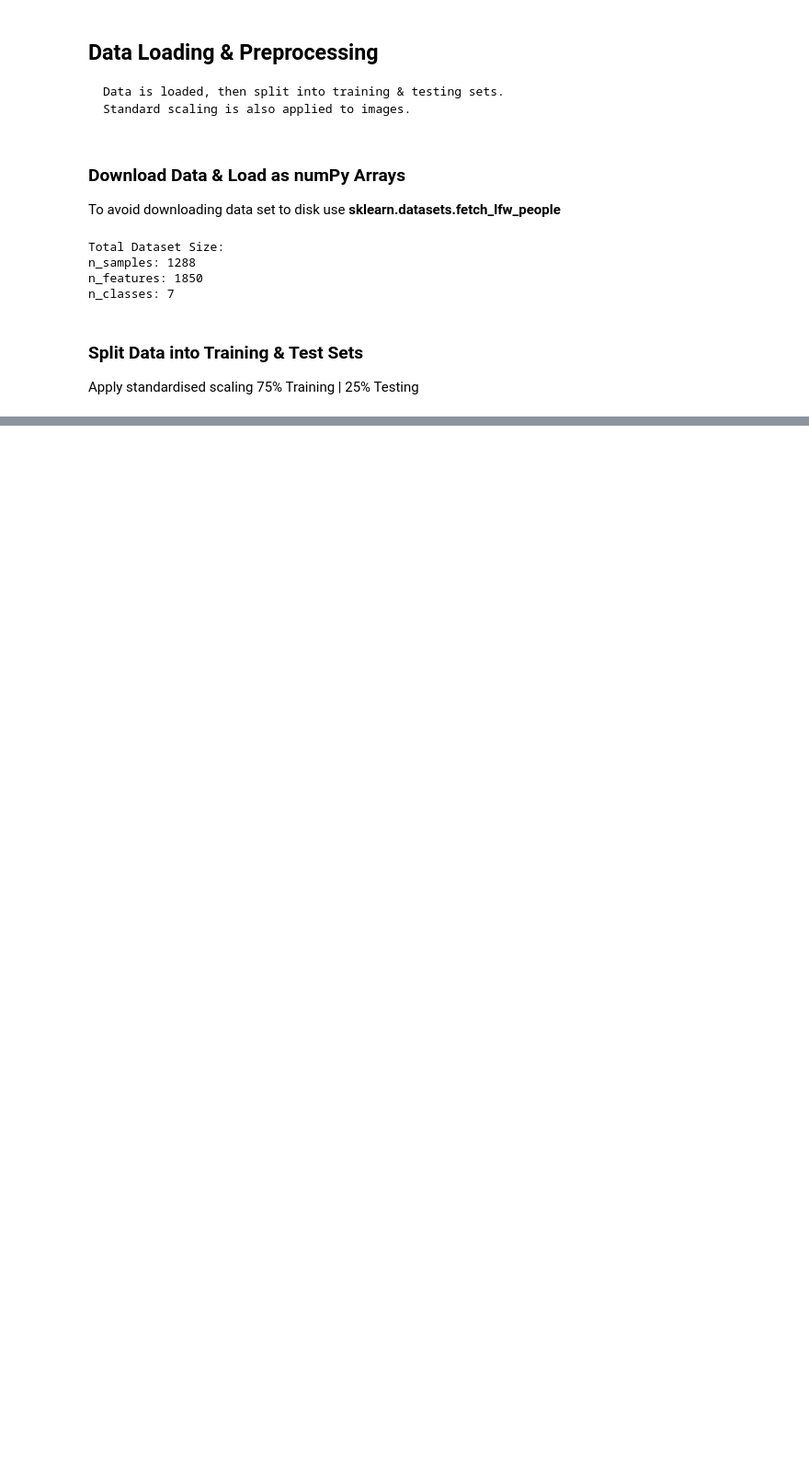
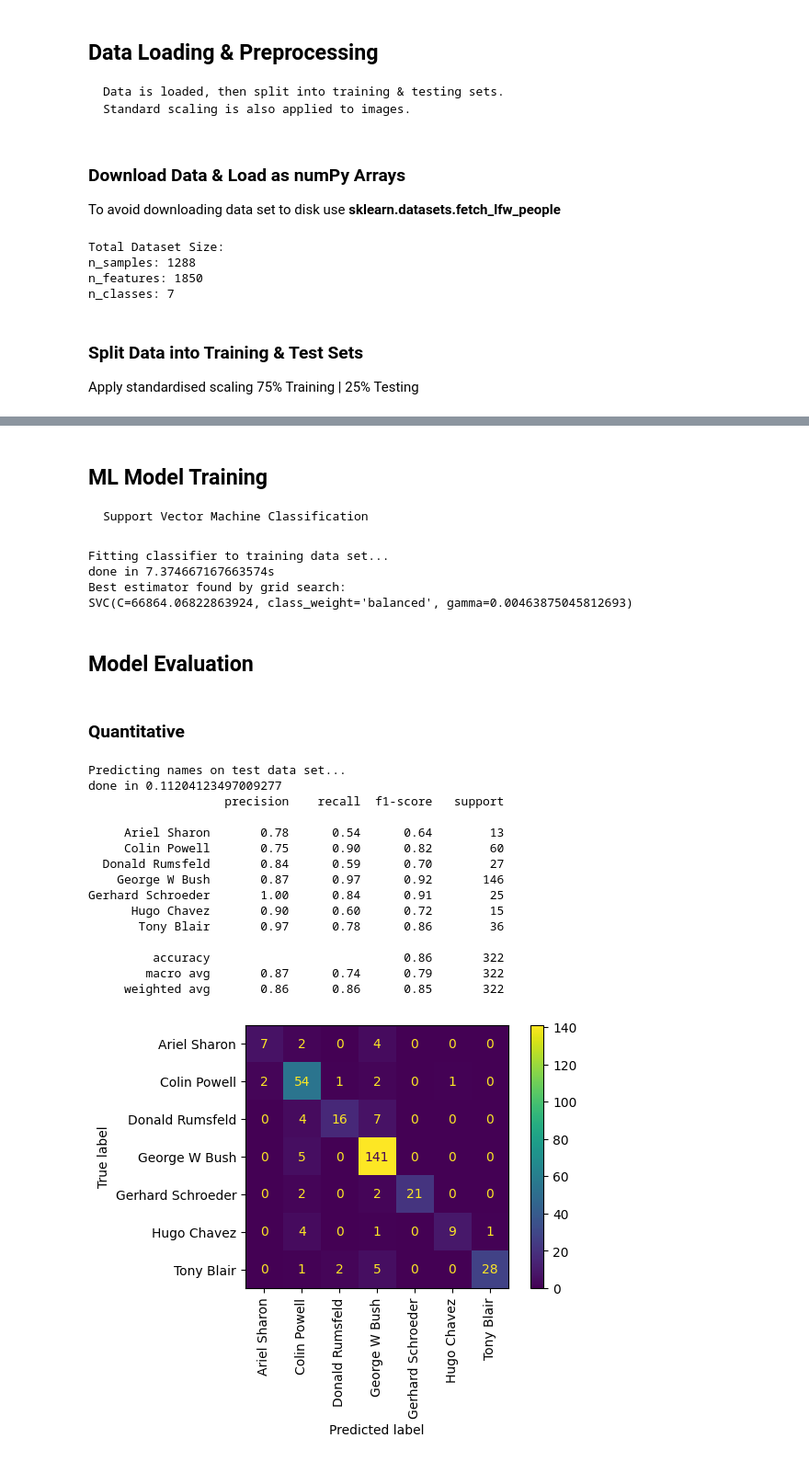
Before and after one commit to Doroteo-Arango/ml-facial-verification, a Jupyter notebook: notebooks/preprocessing.ipynb, the cells around one changed output, grey strips where cells are left out. Shown at 92% size. Cells and saved outputs as stored; diff of their text form; code cells hidden in the pictures; blank space fills up the shorter version.

Commit message:
Finish model

````diff
--- a/notebooks/preprocessing.ipynb
+++ b/notebooks/preprocessing.ipynb
@@ -94,0 +97,72 @@ done in 0.06431031227111816s
+# %% [markdown]
+## ML Model Training
+
+```
+Support Vector Machine Classification
+```
+# %%
+from scipy.stats import loguniform
+from sklearn.model_selection import RandomizedSearchCV
+from sklearn.svm import SVC
+
+print("Fitting classifier to training data set...")
+
+t0 = time()
+
+# Logarithmic probability distribution parameters
+params = {
+    "C": loguniform(1e3, 1e5),
+    "gamma": loguniform(1e-4, 1e-1)
+}
+
+clf = RandomizedSearchCV(
+    SVC(kernel="rbf", class_weight="balanced"), params, n_iter=10
+)
+clf = clf.fit(X_train_pca, y_train)
+
+print(f"done in {time() - t0}s")
+print("Best estimator found by grid search:")
+print(clf.best_estimator_)
+# %% [output]
+Fitting classifier to training data set...
+done in 7.374667167663574s
+Best estimator found by grid search:
+SVC(C=66864.06822863924, class_weight='balanced', gamma=0.00463875045812693)
+# %% [markdown]
+## Model Evaluation
+# %% [markdown]
+### Quantitative
+# %%
+from sklearn.metrics import ConfusionMatrixDisplay, classification_report
+import matplotlib.pyplot as plt
+
+print("Predicting names on test data set...")
+t0 = time()
+y_pred = clf.predict(X_test_pca)
+print(f"done in {time() - t0}")
+
+print(classification_report(y_test, y_pred, target_names = target_names))
+
+ConfusionMatrixDisplay.from_estimator(
+    clf, X_test_pca, y_test, display_labels= target_names, xticks_rotation = "vertical"
+)
+
+plt.tight_layout()
+plt.show()
+# %% [output]
+Predicting names on test data set...
+done in 0.11204123497009277
+                   precision    recall  f1-score   support
+
+     Ariel Sharon       0.78      0.54      0.64        13
+     Colin Powell       0.75      0.90      0.82        60
+  Donald Rumsfeld       0.84      0.59      0.70        27
+    George W Bush       0.87      0.97      0.92       146
+Gerhard Schroeder       1.00      0.84      0.91        25
+      Hugo Chavez       0.90      0.60      0.72        15
+       Tony Blair       0.97      0.78      0.86        36
+
+         accuracy                           0.86       322
+        macro avg       0.87      0.74      0.79       322
+     weighted avg       0.86      0.86      0.85       322
+[figure, added]
````
Also changed, not shown: parts of 5 cells of this notebook, 3 other files.
